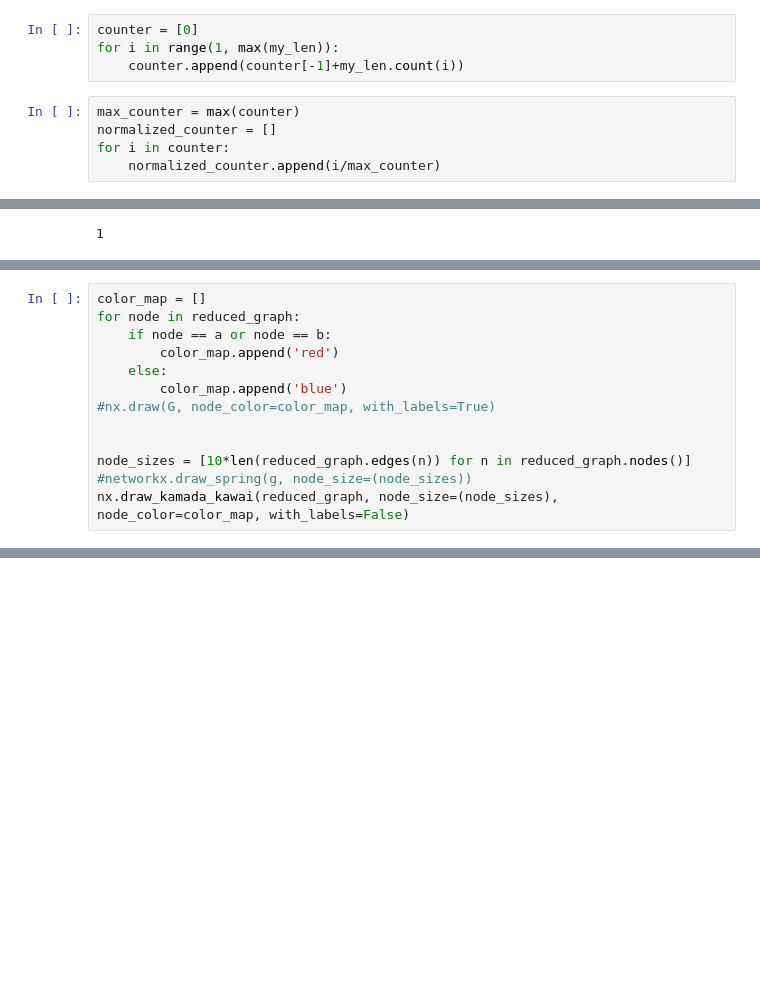
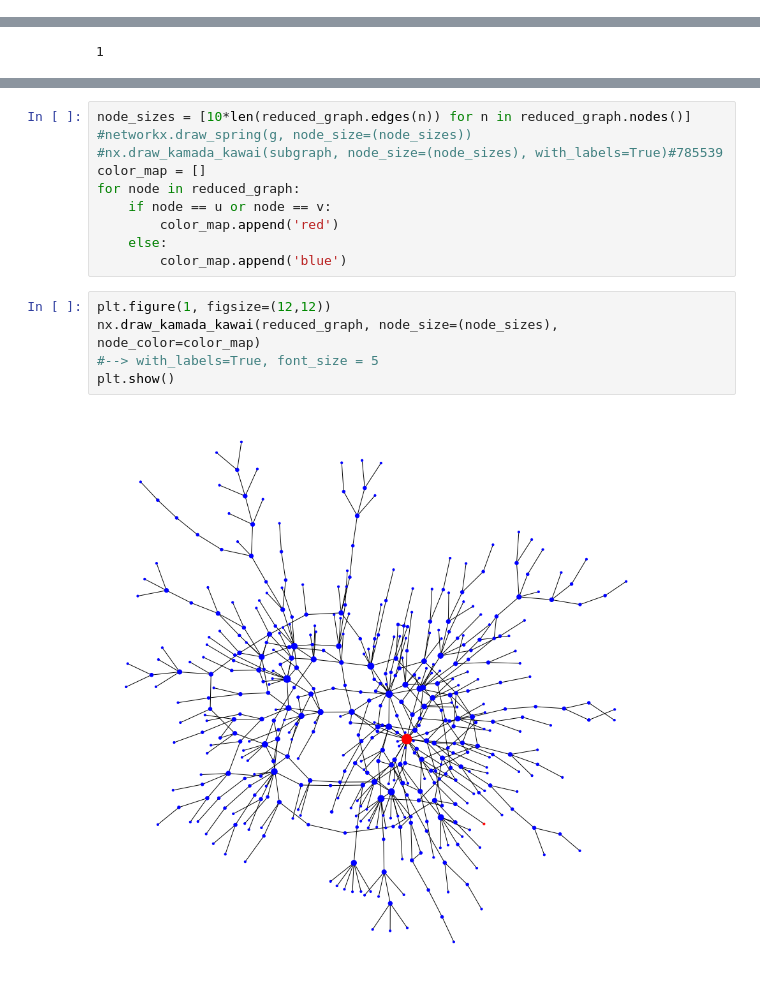
Before and after one commit to SimoneFiorellino/ADM-HW5, a Jupyter notebook: RQ4.ipynb, the cells around one changed output, grey strips where cells are left out. Saved outputs shown, nothing was run; the diff lists cells and outputs as text; blank space fills up the shorter version.

```diff
--- a/RQ4.ipynb
+++ b/RQ4.ipynb
@@ -237,9 +77,0 @@ for i in range(1, max(my_len)):
-# %%
-counter = [0]
-for i in range(1, max(my_len)):
-    counter.append(counter[-1]+my_len.count(i))
-# %%
-max_counter = max(counter)
-normalized_counter = []
-for i in counter:
-    normalized_counter.append(i/max_counter)
@@ -586,13 +323,0 @@ len(list(subgraph.nodes))
-# %%
-color_map = []
-for node in reduced_graph:
-    if node == a or node == b:
-        color_map.append('red')
-    else:
-        color_map.append('blue')
-#nx.draw(G, node_color=color_map, with_labels=True)
-
-
-node_sizes = [10*len(reduced_graph.edges(n)) for n in reduced_graph.nodes()]
-#networkx.draw_spring(g, node_size=(node_sizes))
-nx.draw_kamada_kawai(reduced_graph, node_size=(node_sizes), node_color=color_map, with_labels=False)
@@ -733,0 +335,17 @@ Stop
+# %%
+node_sizes = [10*len(reduced_graph.edges(n)) for n in reduced_graph.nodes()]
+#networkx.draw_spring(g, node_size=(node_sizes))
+#nx.draw_kamada_kawai(subgraph, node_size=(node_sizes), with_labels=True)#785539
+color_map = []
+for node in reduced_graph:
+    if node == u or node == v:
+        color_map.append('red')
+    else:
+        color_map.append('blue')
+# %%
+plt.figure(1, figsize=(12,12))
+nx.draw_kamada_kawai(reduced_graph, node_size=(node_sizes), node_color=color_map)
+#--> with_labels=True, font_size = 5
+plt.show()
+# %% [output]
+[figure, added]
```
Also changed, not shown: parts of 74 cells of this notebook.
